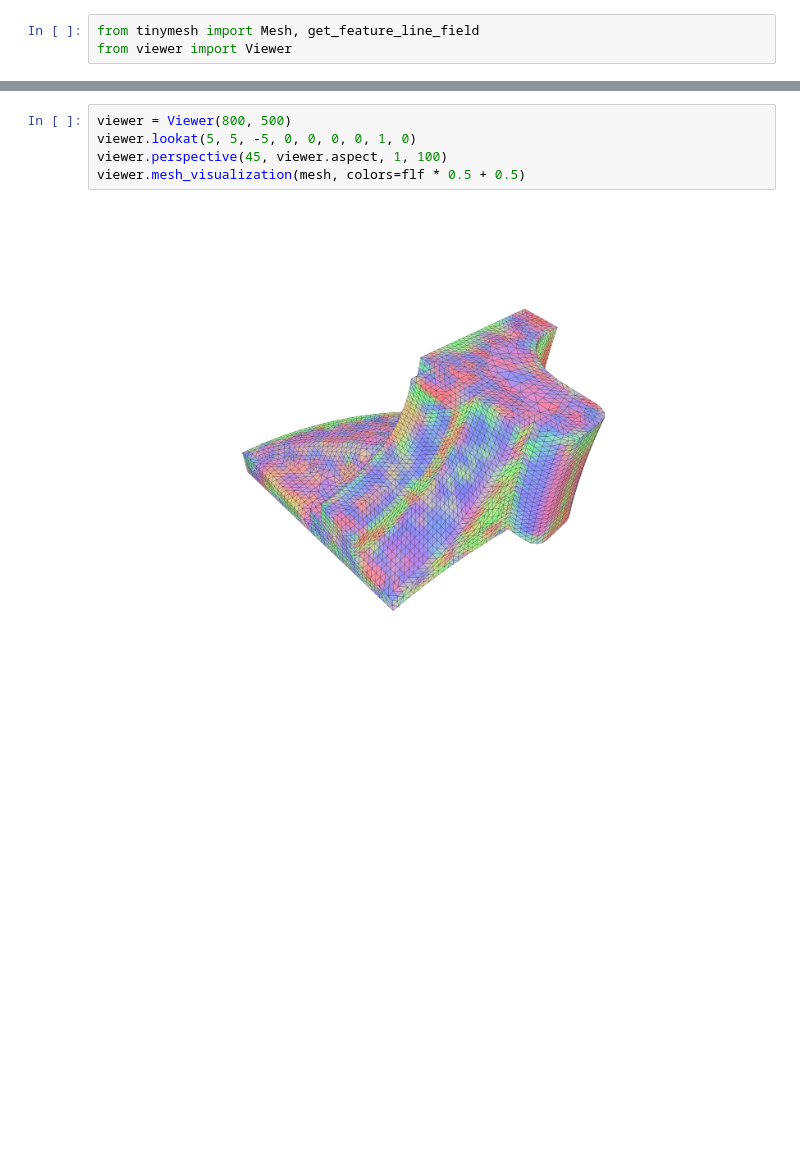
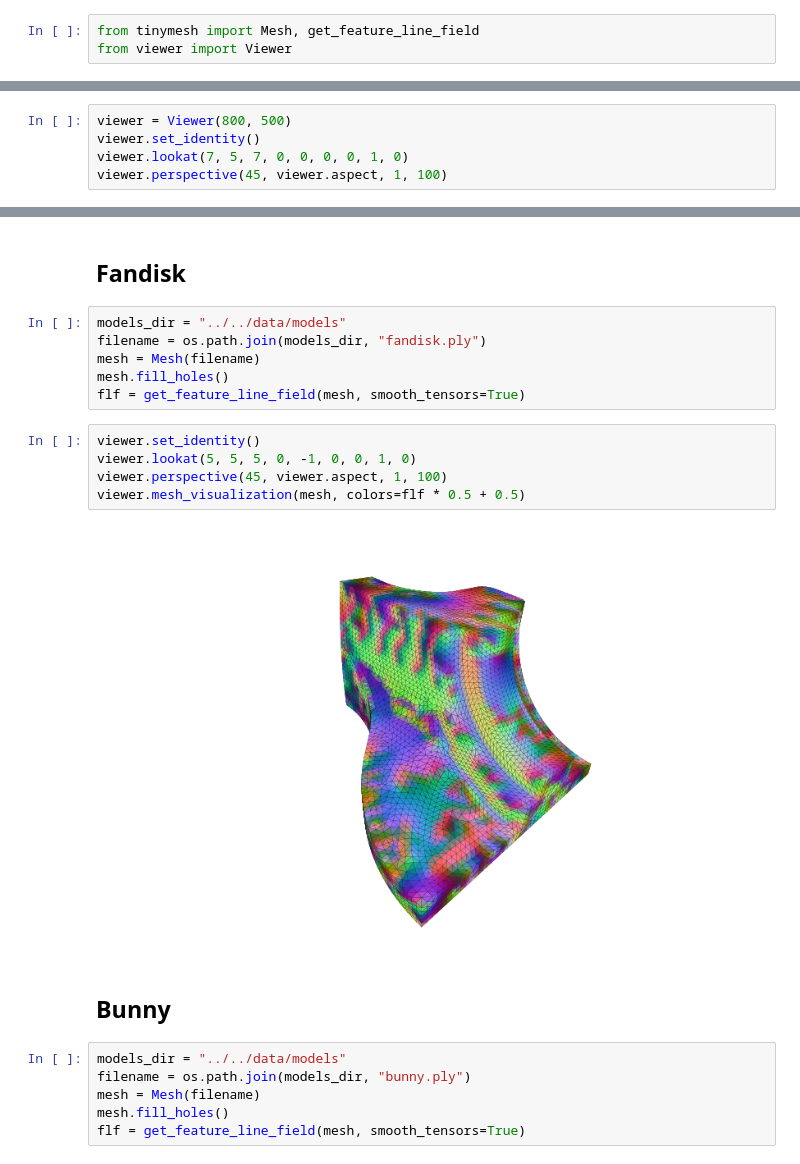
Before and after one commit to tatsy/tinymesh, a Jupyter notebook: examples/python/feature_line_fields.ipynb, the cells around one changed output, grey strips where cells are left out. Saved outputs shown, nothing was run; the diff lists cells and outputs as text; blank space fills up the shorter version.

Commit message:
Finish tentative implementation of feature line fields.

```diff
--- a/examples/python/feature_line_fields.ipynb
+++ b/examples/python/feature_line_fields.ipynb
@@ -11,0 +12,5 @@ from viewer import Viewer
+# %%
+viewer = Viewer(800, 500)
+viewer.set_identity()
+viewer.lookat(7, 5, 7, 0, 0, 0, 0, 1, 0)
+viewer.perspective(45, viewer.aspect, 1, 100)
@@ -21,7 +29,23 @@ flf = get_feature_line_field(mesh)
+# %% [markdown]
+## Fandisk
+# %%
+models_dir = "../../data/models"
+filename = os.path.join(models_dir, "fandisk.ply")
+mesh = Mesh(filename)
+mesh.fill_holes()
+flf = get_feature_line_field(mesh, smooth_tensors=True)
 # %%
-viewer = Viewer(800, 500)
-viewer.lookat(5, 5, -5, 0, 0, 0, 0, 1, 0)
+viewer.set_identity()
+viewer.lookat(5, 5, 5, 0, -1, 0, 0, 1, 0)
 viewer.perspective(45, viewer.aspect, 1, 100)
 viewer.mesh_visualization(mesh, colors=flf * 0.5 + 0.5)
 # %% [output]
-[figure, old version]
+[figure, new version]
+# %% [markdown]
+## Bunny
+# %%
+models_dir = "../../data/models"
+filename = os.path.join(models_dir, "bunny.ply")
+mesh = Mesh(filename)
+mesh.fill_holes()
+flf = get_feature_line_field(mesh, smooth_tensors=True)
```
Also changed, not shown: parts of 8 cells of this notebook, 8 other files.
